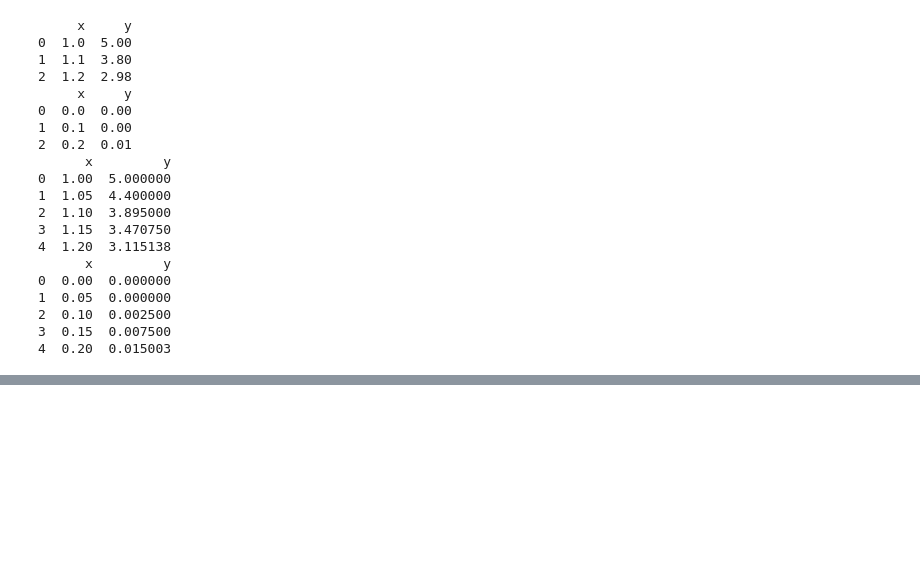
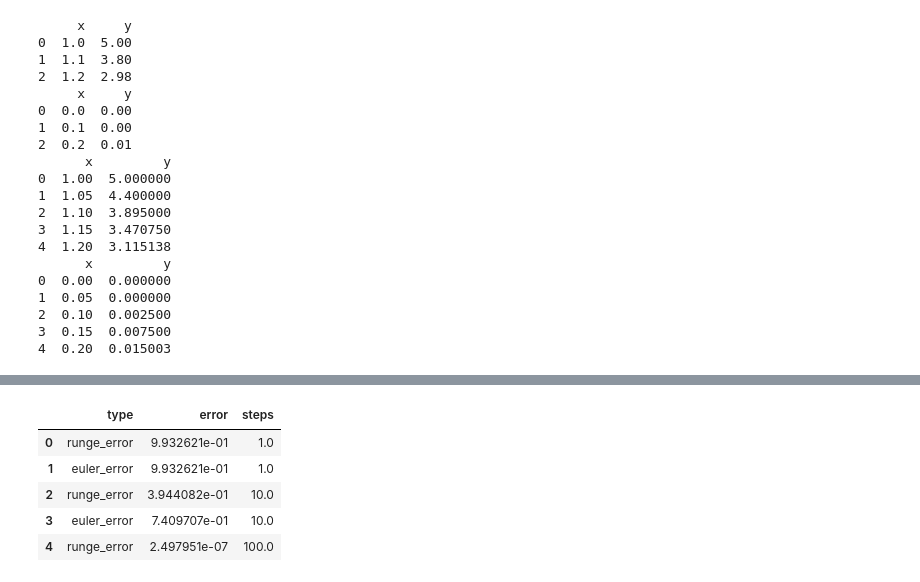
Before and after one commit to ArmaanAhmed22/IS-Kumaresan-Differential-Equations, a Jupyter notebook: HW #4/numerical approximation.ipynb, the cells around one changed output, grey strips where cells are left out. Cells and saved outputs as stored; diff of their text form; code cells hidden in the pictures; blank space fills up the shorter version.

```diff
--- a/HW #4/numerical approximation.ipynb
+++ b/HW #4/numerical approximation.ipynb
@@ -67,0 +127,27 @@ print(problem_4)
+# %%
+def get_absolute_errors_vary_steps(y,y_prime,condition,end_x,steps_arr):
+    y_truth = y(end_x)
+    pre_df_raw = {"runge":[],"euler":[],"truth":[y_truth]*len(steps_arr),"steps":steps_arr}
+    for steps in tqdm(steps_arr):
+        pre_df_raw["runge"].append(runge_kutta_4(y_prime, condition, end_x, steps = steps))
+        pre_df_raw["euler"].append(euler(y_prime, condition, end_x, steps = steps))
+    df_raw = pd.DataFrame(pre_df_raw)
+    df_out = pd.DataFrame(columns = ["runge_error","euler_error","steps"])
+    df_out["steps"] = df_raw["steps"]
+    df_out["runge_error"] = (df_raw["truth"] - df_raw["runge"]) / df_raw["truth"]
+    df_out["euler_error"] = (df_raw["truth"] - df_raw["euler"]) / df_raw["truth"]
+    return df_out
+
+
+df_errors = get_absolute_errors_vary_steps(y,y_prime,condition,end_x,np.geomspace(1,10000,num=5))
+df_errors.head()
+df_use_error = df_errors.drop("steps",axis=1).stack().reset_index().drop("level_0",axis=1).rename(columns={"level_1":"type",0:"error"})
+df_use_error["steps"] = np.repeat(df_errors["steps"].to_numpy(),2)
+df_use_error.head()
+# %% [output]
+|  | type | error | steps |
+| 0 | runge_error | 9.932621e-01 | 1.0 |
+| 1 | euler_error | 9.932621e-01 | 1.0 |
+| 2 | runge_error | 3.944082e-01 | 10.0 |
+| 3 | euler_error | 7.409707e-01 | 10.0 |
+| 4 | runge_error | 2.497951e-07 | 100.0 |
```
Also changed, not shown: parts of 5 cells of this notebook, 1 other file.
